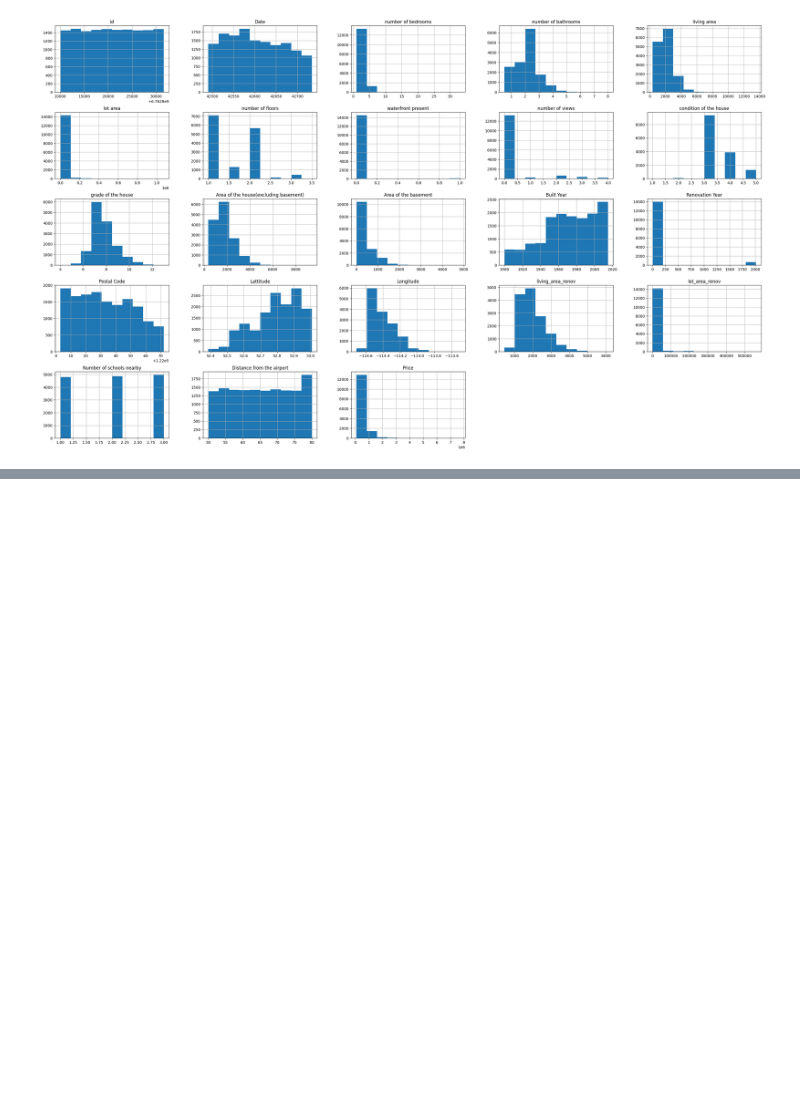
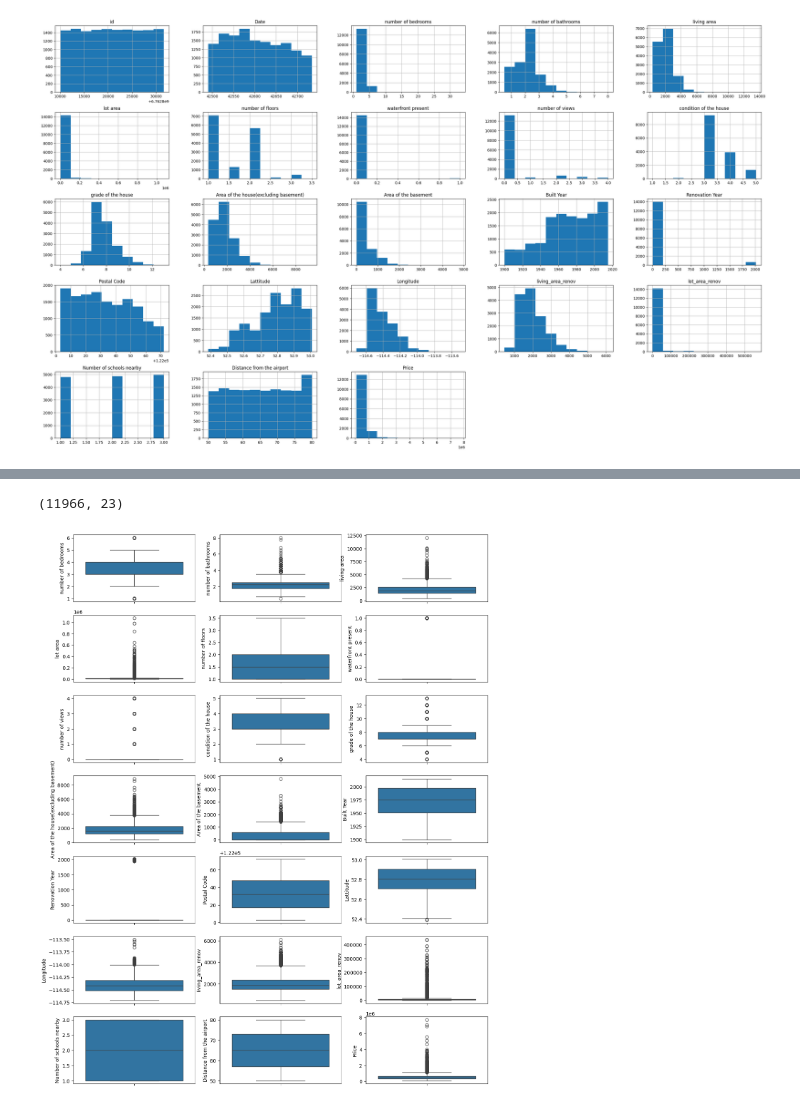
Before and after one commit to lklmkv/tvp1t, a Jupyter notebook: Outliers.ipynb, the cells around one changed output, grey strips where cells are left out. Cells and saved outputs as stored; diff of their text form; code cells hidden in the pictures; blank space fills up the shorter version.

```diff
--- a/Outliers.ipynb
+++ b/Outliers.ipynb
@@ -68,0 +138,14 @@ for idx, feat in  enumerate(features):
+# %%
+df = pd.read_csv('House Price India.csv')
+for feat in features:
+  z = np.abs(stats.zscore(df[feat]))
+  threshold_z = 3
+  outlier_indices = np.where(z > threshold_z)[0]
+  df = df.drop(outlier_indices, errors='ignore')
+fig, axes = plt.subplots(nrows=7, ncols=3, figsize=(15, 20))
+for idx, feat in  enumerate(features):
+    sns.boxplot(y=feat, data=df, ax=axes[idx // 3, idx % 3])
+print(df.shape)
+# %% [output]
+(11966, 23)
+[figure, added]
```
Also changed, not shown: parts of 11 cells of this notebook.
